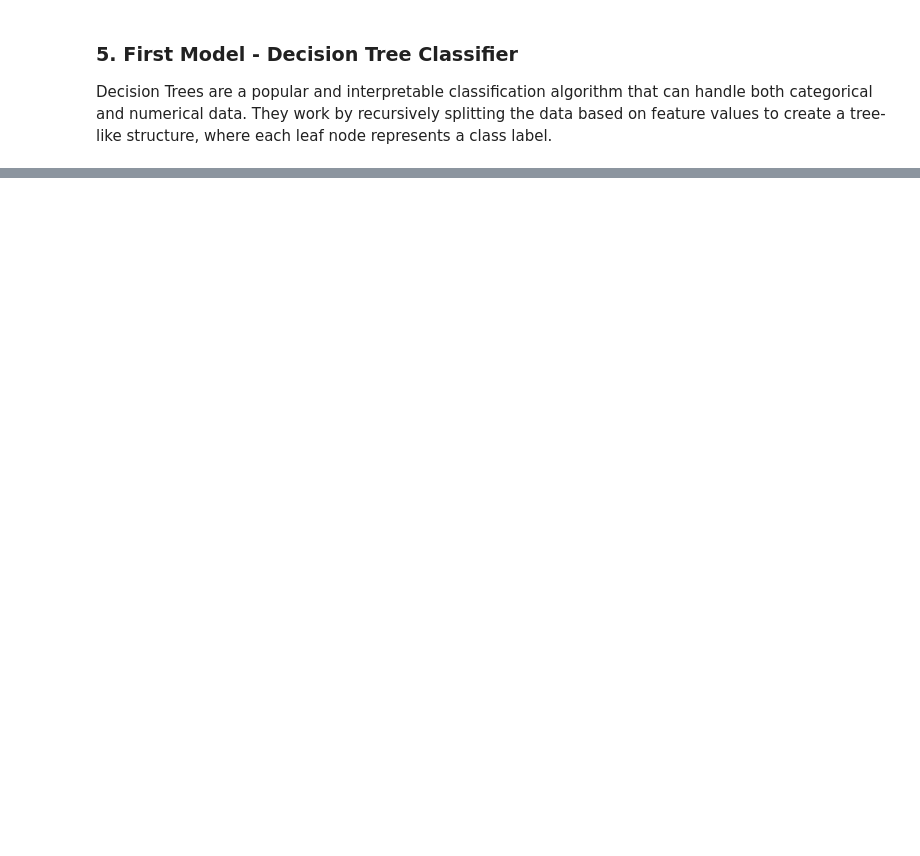
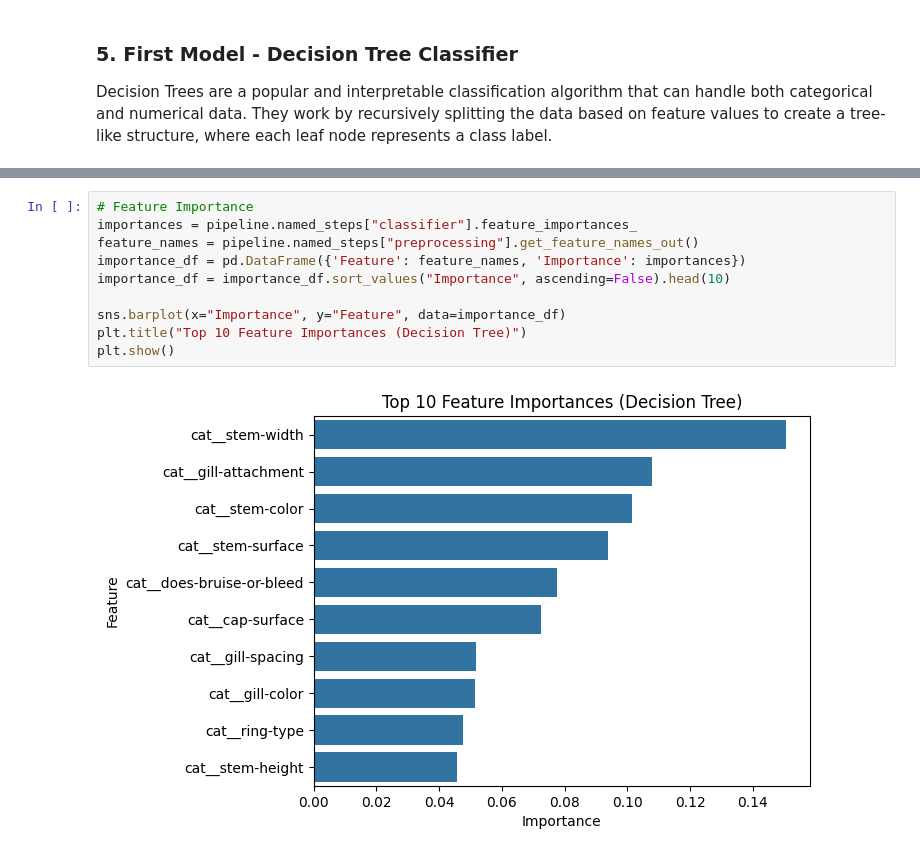
Before and after one commit to rodeso/iart.mushroom, a Jupyter notebook: supervised-learning.ipynb, the cells around one changed output, grey strips where cells are left out. Saved outputs shown, nothing was run; the diff lists cells and outputs as text; blank space fills up the shorter version.

Commit message:
decision tree classifier

```diff
--- a/supervised-learning.ipynb
+++ b/supervised-learning.ipynb
@@ -31,0 +124,12 @@ Decision Trees are a popular and interpretable classification algorithm that can
+# %%
+# Feature Importance
+importances = pipeline.named_steps["classifier"].feature_importances_
+feature_names = pipeline.named_steps["preprocessing"].get_feature_names_out()
+importance_df = pd.DataFrame({'Feature': feature_names, 'Importance': importances})
+importance_df = importance_df.sort_values("Importance", ascending=False).head(10)
+
+sns.barplot(x="Importance", y="Feature", data=importance_df)
+plt.title("Top 10 Feature Importances (Decision Tree)")
+plt.show()
+# %% [output]
+[figure, added]
```
Also changed, not shown: parts of 6 cells of this notebook.
